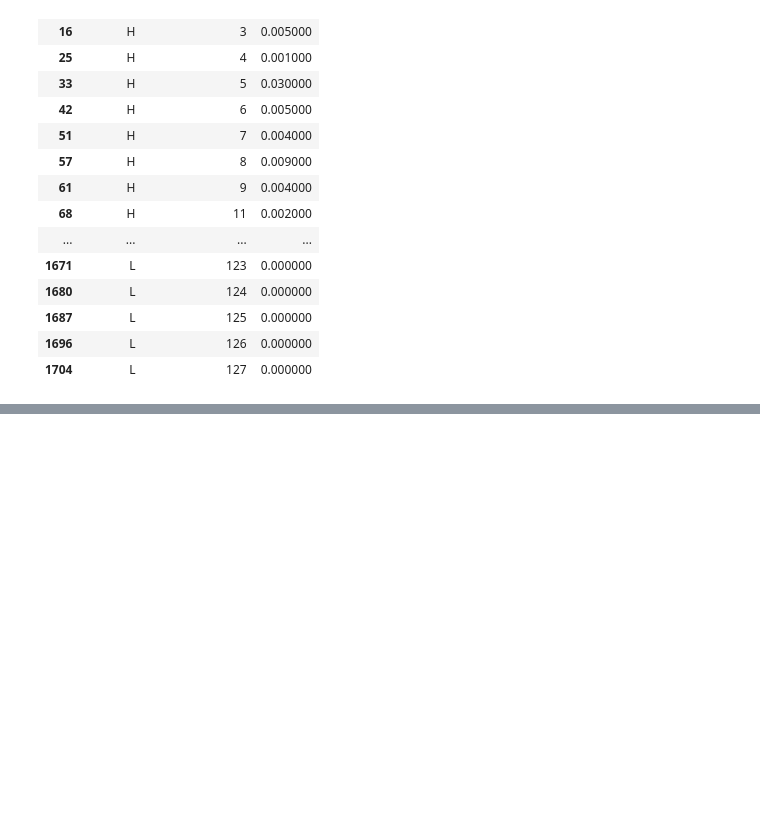
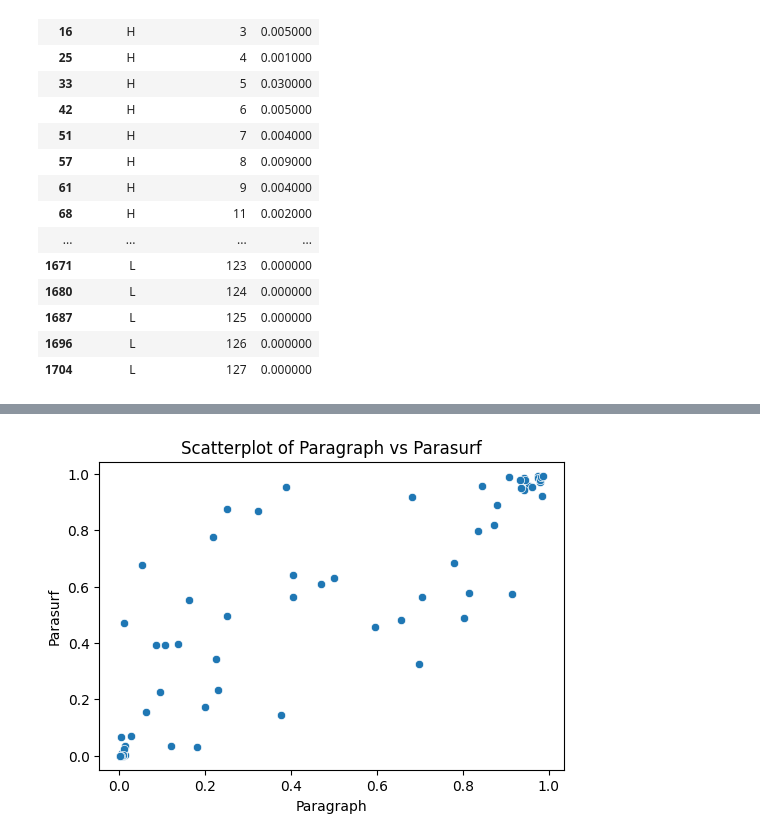
Before and after one commit to jonchengbb/ab_discovery_sandbox, a Jupyter notebook: 2025-07-02_pdb_to_paratope_table.ipynb, the cells around one changed output, grey strips where cells are left out. Saved outputs shown, nothing was run; the diff lists cells and outputs as text; code cells hidden in the pictures; blank space fills up the shorter version.

```diff
--- a/2025-07-02_pdb_to_paratope_table.ipynb
+++ b/2025-07-02_pdb_to_paratope_table.ipynb
@@ -129,3 +129,9 @@ styled_parasurf
 | 1687 | L | 125 | 0.000000 |
 | 1696 | L | 126 | 0.000000 |
 | 1704 | L | 127 | 0.000000 |
+# %%
+df_merged=df.merge(df_parasurf, how='left', left_on=['chain_id', 'IMGT'], right_on=['chain_id', 'residue_number'])
+# %%
+df_merged=df_merged[['chain_id', 'IMGT', 'pred', 'b_factor']]
+# %%
+df_merged.rename(columns={'pred': 'paragraph', 'b_factor': 'parasurf'}, inplace=True)
@@ -131,0 +184,13 @@ styled_parasurf
+# %%
+import matplotlib.pyplot as plt
+import seaborn as sns
+
+# Scatterplot of 'paragraph' vs 'parasurf'
+plt.figure(figsize=(6, 4))
+sns.scatterplot(data=df_merged, x='paragraph', y='parasurf')
+plt.xlabel('Paragraph')
+plt.ylabel('Parasurf')
+plt.title('Scatterplot of Paragraph vs Parasurf')
+plt.show()
+# %% [output]
+[figure, added]
```
Also changed, not shown: parts of 5 cells of this notebook.
